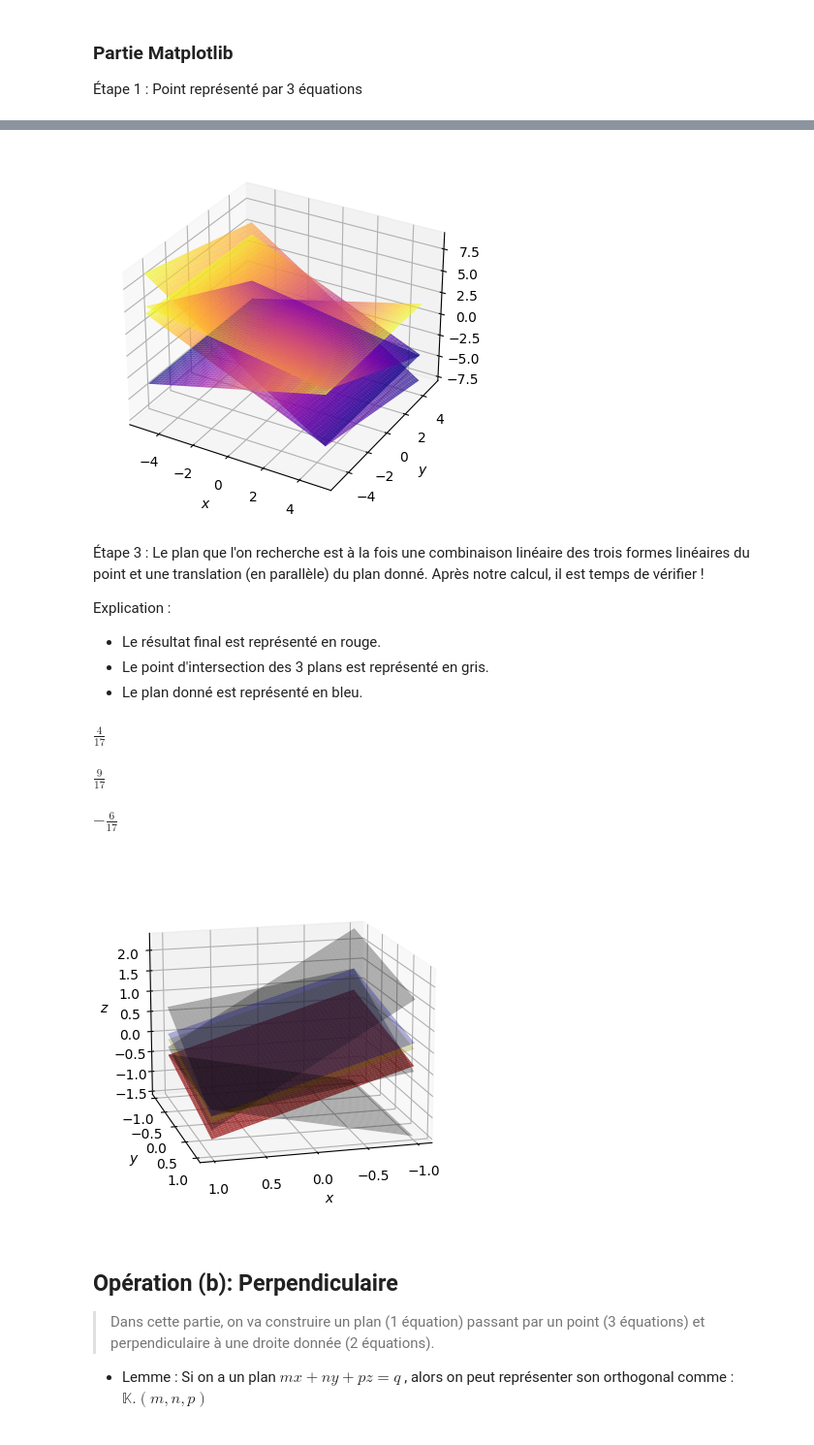
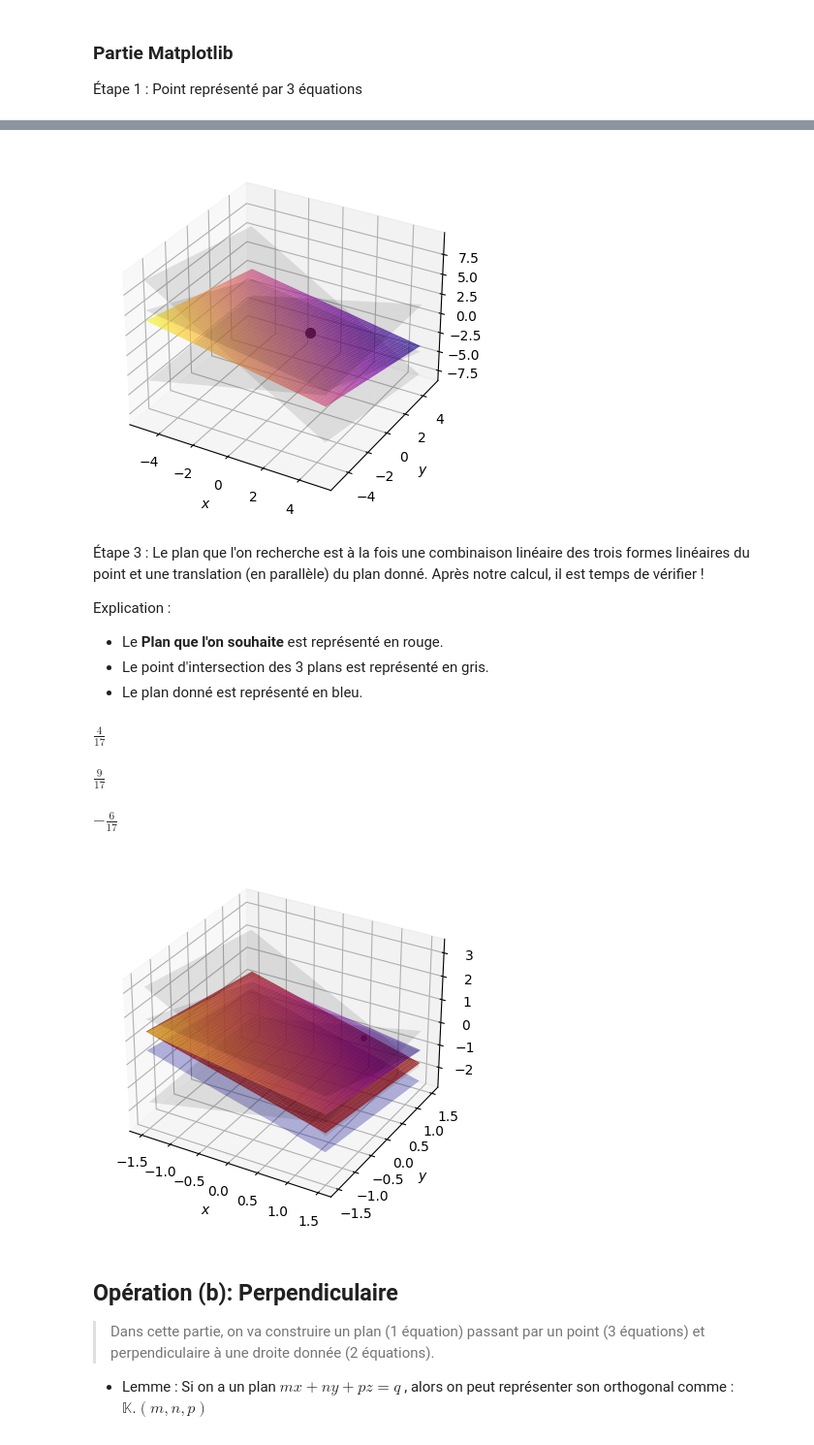
Before and after one commit to Languisher/Projects-2023, a Jupyter notebook: Projet_AL/Projet_Final.ipynb, the cells around one changed output, grey strips where cells are left out. Shown at 97% size. Cells and saved outputs as stored; diff of their text form; code cells hidden in the pictures.

Commit message:
Color changes

```diff
--- a/Projet_AL/Projet_Final.ipynb
+++ b/Projet_AL/Projet_Final.ipynb
@@ -157,7 +157,7 @@ def parallel(point=Point(), plan=Plan()):
 Notre exemple :
 # %%
 point_intersection = Point((1, 2, 3, 1), (4, 1, 3, 2), (1, 0, -2, 2))
-plan_reference = Plan((2, 1, 3, 1))
+plan_reference = Plan((2, 1, 3, -3))
 ans = parallel(point_intersection, plan_reference)
 ans
 # %% [output]
@@ -182,8 +182,11 @@ for i in range(3):
                                point_intersection.params[i][0] * X - \
                                point_intersection.params[i][1] * Y) / point_intersection.params[i][2]
 
-    ax.plot_surface(X, Y, point_intersection_Z[i], cmap="plasma", alpha=0.7)
+    ax.plot_surface(X, Y, point_intersection_Z[i], cmap="plasma", alpha=0.4)
 
+# Le ligne 20 est SEULEMENT POUR DÉMONSTRATION, MAIS PAS DANS LA PARTIE D'ILLUSTRATION !
+point_commun = sp.solve((point_intersection.eqs[0], point_intersection.eqs[1], point_intersection.eqs[2]), (x, y, z))
+ax.scatter(point_commun[x], point_commun[y], point_commun[z], color="black", s=50)
 ax.set_xlabel("$x$")
 ax.set_ylabel("$y$")
 ax.set_zlabel("$z$")
@@ -200,4 +203,5 @@ On prend aléatoirement les valeurs de $\lambda$, $\mu$ et $\gamma$. Un bon exem
 # %%
+### ---Cette partie, lambda, mu et gamma sont créés aléatoirement !!!--- ###
 n_lamda, n_mu, n_gamma = np.random.uniform(-2, 2, 3) # Vous pouvez changer les valeurs ici.
 
 ax = plt.axes(projection="3d")
@@ -215,7 +219,7 @@ for i in range(3):
                                point_intersection.params[i][0] * X - \
                                point_intersection.params[i][1] * Y) / point_intersection.params[i][2]
 
-    ax.plot_surface(X, Y, point_intersection_Z[i], cmap="plasma", alpha=0.7)
+    ax.plot_surface(X, Y, point_intersection_Z[i], color="black", alpha=0.1)
 
 # ---Le résultat d'après le théorème d'hyperplan--- #
 plan_nouveau_Z = ((n_lamda * point_intersection.params[0][3] + \
@@ -232,6 +236,7 @@ plan_nouveau_Z = ((n_lamda * point_intersection.params[0][3] + \
                   n_gamma * point_intersection.params[2][2])
 
 ax.plot_surface(X, Y, plan_nouveau_Z, cmap="plasma", alpha=0.7)
+ax.scatter(point_commun[x], point_commun[y], point_commun[z], color="black", s=50)
 ax.set_xlabel("$x$")
 ax.set_ylabel("$y$")
 ax.set_zlabel("$z$")
@@ -240,12 +245,12 @@ ax.set_zlabel("$z$")
 plt.savefig("./a2.pdf")
 plt.show()
 # %% [output]
-[figure, old version]
+[figure, new version]
 # %% [markdown]
 Étape 3 : Le plan que l'on recherche est à la fois une combinaison linéaire des trois formes linéaires du point et une translation (en parallèle) du plan donné. Après notre calcul, il est temps de vérifier !
 
 Explication :
-- Le résultat final est représenté en rouge.
+- Le **Plan que l'on souhaite** est représenté en rouge.
 - Le point d'intersection des 3 plans est représenté en gris.
 - Le plan donné est représenté en bleu.
 # %%
@@ -267,8 +272,8 @@ $\displaystyle - \frac{6}{17}$
 # %%
 ax = plt.axes(projection="3d")
 
-x_data = np.arange(-1, 1, 0.01)
-y_data = np.arange(-1, 1, 0.01)
+x_data = np.arange(-1.5, 1.5, 0.01)
+y_data = np.arange(-1.5, 1.5, 0.01)
 
 X, Y = np.meshgrid(x_data, y_data)
 
@@ -280,38 +285,39 @@ for i in range(3):
                                point_intersection.params[i][0] * X - \
                                point_intersection.params[i][1] * Y) / point_intersection.params[i][2]
 
-    ax.plot_surface(X, Y, point_intersection_Z[i], color="black", alpha=0.3)
+    ax.plot_surface(X, Y, point_intersection_Z[i], color="black", alpha=0.1)
 
 # ---Le résultat d'après le théorème d'hyperplan--- #
 plan_nouveau_Z = ((n_lamda * point_intersection.params[0][3] + \
                  n_mu * point_intersection.params[1][3] + \
                  n_gamma * point_intersection.params[2][3]) - \
                  (n_lamda * point_intersection.params[0][0] +
                    n_mu * point_intersection.params[1][0] +
                    n_gamma * point_intersection.params[2][0]) * X - \
                  (n_lamda * point_intersection.params[0][1] +
                   n_mu * point_intersection.params[1][1] +
                   n_gamma * point_intersection.params[2][1]) * Y) / \
                  (n_lamda * point_intersection.params[0][2] +
                   n_mu * point_intersection.params[1][2] +
                   n_gamma * point_intersection.params[2][2])
 
-ax.plot_surface(X, Y, plan_nouveau_Z, color="yellow", alpha=0.3)
+ax.plot_surface(X, Y, plan_nouveau_Z, cmap="plasma", alpha=0.5)
 
-### ---NOUVEAU PART--- ###
+### ---NOUVEAU PARTIE--- ###
 
 plan_reference_Z = (plan_reference.params[0][3] - plan_reference.params[0][0] * X - plan_reference.params[0][1] * Y) / plan_reference.params[0][2]
 ax.plot_surface(X, Y, plan_reference_Z, color="blue", alpha=0.3)
 ans_Z = (ans[3] - ans[0] * X - ans[1] * Y) / ans[2]
 ax.plot_surface(X, Y, ans_Z, color="red", alpha=0.7)
+ax.scatter(point_commun[x], point_commun[y], point_commun[z], color="black", s=15, alpha=0.5)
 ax.set_xlabel("$x$")
 ax.set_ylabel("$y$")
 ax.set_zlabel("$z$")
-ax.view_init(azim=75, elev=15)
+# ax.view_init(azim=75, elev=15)
 plt.savefig("./a3.pdf")
 plt.show()
 # %% [output]
-[figure, old version]
+[figure, new version]
 # %% [markdown]
 ## Opération (b): Perpendiculaire
 
```
Also changed, not shown: parts of 2 cells of this notebook, 3 other files.
